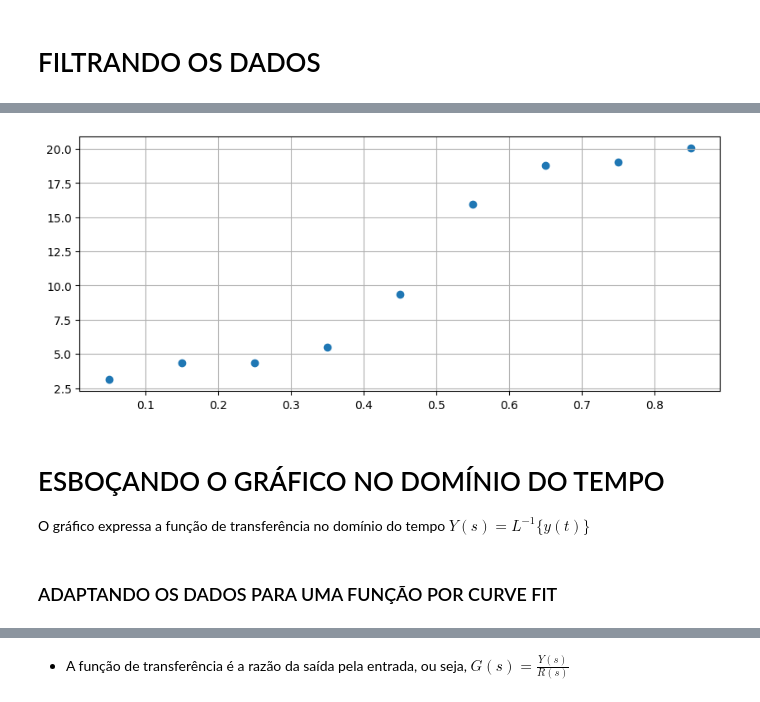
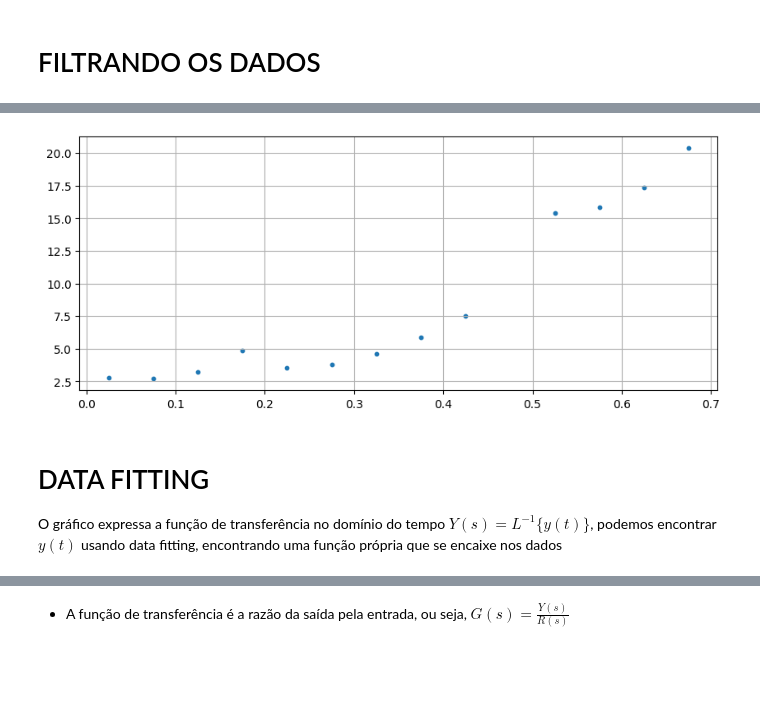
Before and after one commit to KlaussMarchi/BallPlate, a Jupyter notebook: ANALISYS/Analisys.ipynb, the cells around one changed output, grey strips where cells are left out. Saved outputs shown, nothing was run; the diff lists cells and outputs as text; code cells hidden in the pictures; blank space fills up the shorter version.

```diff
--- a/ANALISYS/Analisys.ipynb
+++ b/ANALISYS/Analisys.ipynb
@@ -57,36 +55,39 @@ array([0. , 0.1, 0.2, 0.3, 0.4, 0.5, 0.6, 0.7, 0.8, 0.9])
 # %%
-time     = df['time'].to_numpy()
-response = df['distance'].to_numpy()
+def normalizeData(time, response, T=0.01):
+    timeIntervals = np.arange(np.min(time), np.max(response), T)
+    tData = []
+    yData = []
 
-tData = []
-yData = []
+    for i in range(len(timeIntervals) - 1):
+        position      = timeIntervals[i]
+        next_position = timeIntervals[i + 1]
 
-for i in range(len(positions) - 1):
-    position = positions[i]
-    next_position = positions[i + 1]
+        target = response[(time > position) & (time <= next_position)]
 
-    target = response[(time > position) & (time < next_position)]
+        if len(target) == 0:
+            continue
 
-    if len(target) == 0:
-        continue
+        t = (next_position + position)/2
+        y = np.min(target)
 
-    t = (next_position + position)/2
-    y = target.mean()
+        tData.append(t)
+        yData.append(y)
 
-    tData.append(t)
-    yData.append(y)
-
-plt.figure(figsize=(10, 4))
-plt.scatter(tData, yData)
-plt.grid()
-plt.show()
+    return tData, yData
-# %% [output]
-[figure, removed]
+# %%
+time     = df['time'].to_numpy()
+response = df['distance'].to_numpy()
+tData, yData = normalizeData(time, response, T=0.05)
+
+plt.figure(figsize=(10, 4))
+plt.scatter(tData, yData, s=10)
+plt.grid()
+plt.show()
+# %% [output]
+[figure, added]
 # %% [markdown]
-# ESBOÇANDO O GRÁFICO NO DOMÍNIO DO TEMPO
-O gráfico expressa a função de transferência no domínio do tempo $Y(s) = L^{-1}\{y(t)\}$
+# DATA FITTING
+O gráfico expressa a função de transferência no domínio do tempo $Y(s) = L^{-1}\{y(t)\}$, podemos encontrar $y(t)$ usando data fitting, encontrando uma função própria que se encaixe nos dados
-# %% [markdown]
-### ADAPTANDO OS DADOS PARA UMA FUNÇÃO POR CURVE FIT
 # %%
 # Função para uso com curve_fit (NumPy)
 def f(t, a, b, c):
```
Also changed, not shown: parts of 20 cells of this notebook, 4 other files.
